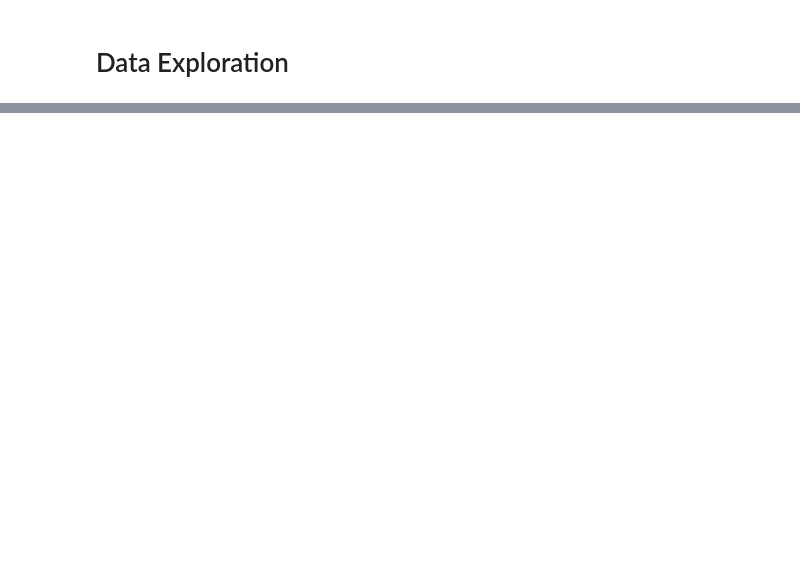
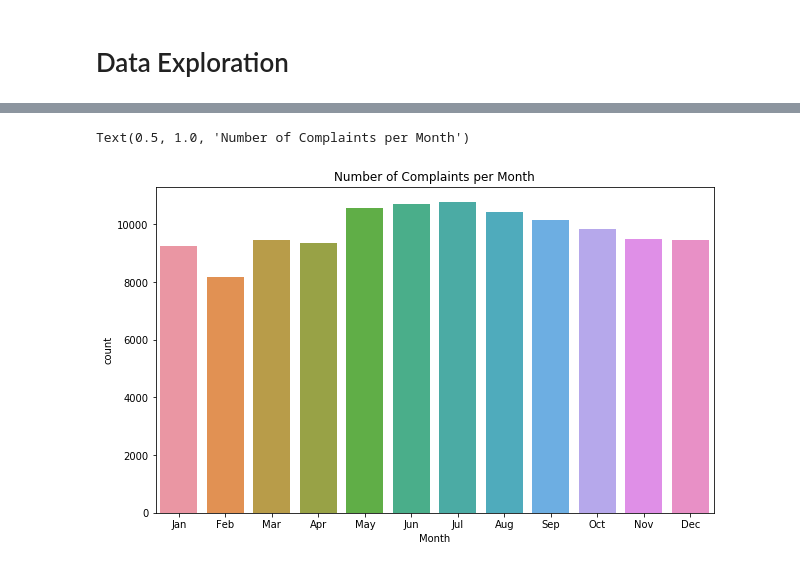
Before and after one commit to aclao89/NYC_Race-SAT, a Jupyter notebook: NYPD Crime 2011.ipynb, the cells around one changed output, grey strips where cells are left out. Drawn from its saved outputs; the diff is of its cells as text; code cells hidden in the pictures; blank space fills up the shorter version.

```diff
--- a/NYPD Crime 2011.ipynb
+++ b/NYPD Crime 2011.ipynb
@@ -131,4 +219,7 @@ sns.countplot(x = 'Borough', data=crime_cleaned, palette = 'pastel')
 # %%
-f, ax = plt.subplots(figsize=(8,6))
+f, ax = plt.subplots(figsize=(10,6))
 
-sns.countplot(x='Month', data =crime_cleaned)
+sns.countplot(x='Month', data =crime_cleaned).set_title('Number of Complaints per Month')
+# %% [output]
+Text(0.5, 1.0, 'Number of Complaints per Month')
+[figure, added]
```
Also changed, not shown: parts of 14 cells of this notebook, 4 other files.
